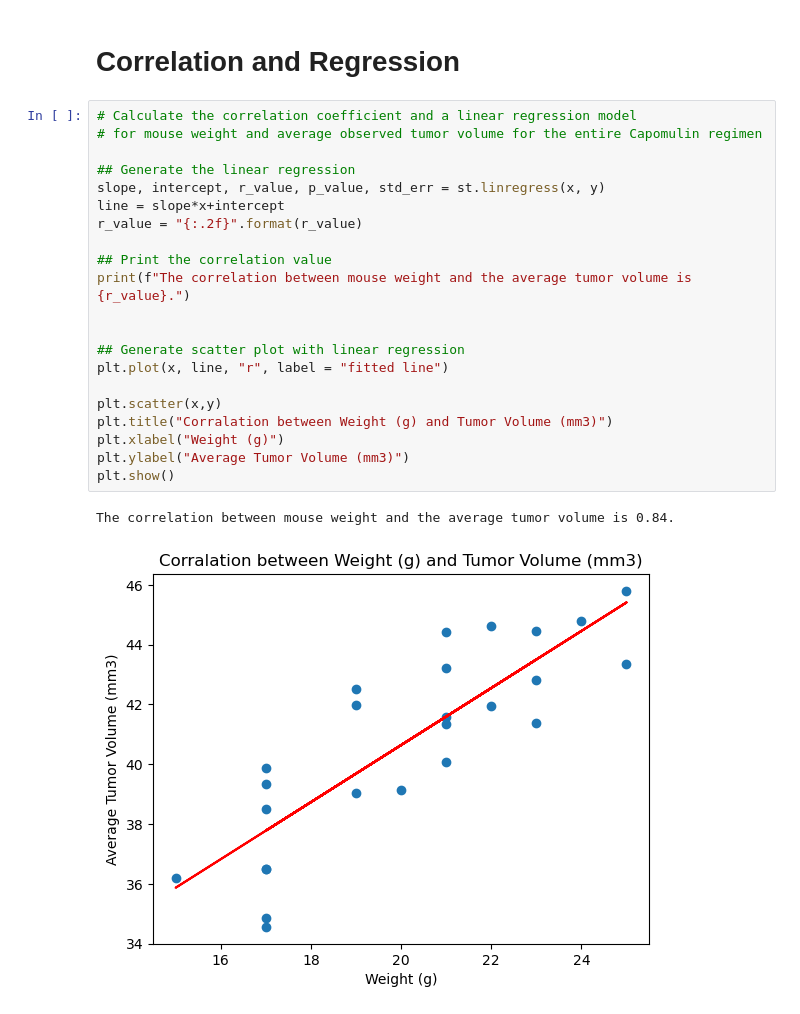
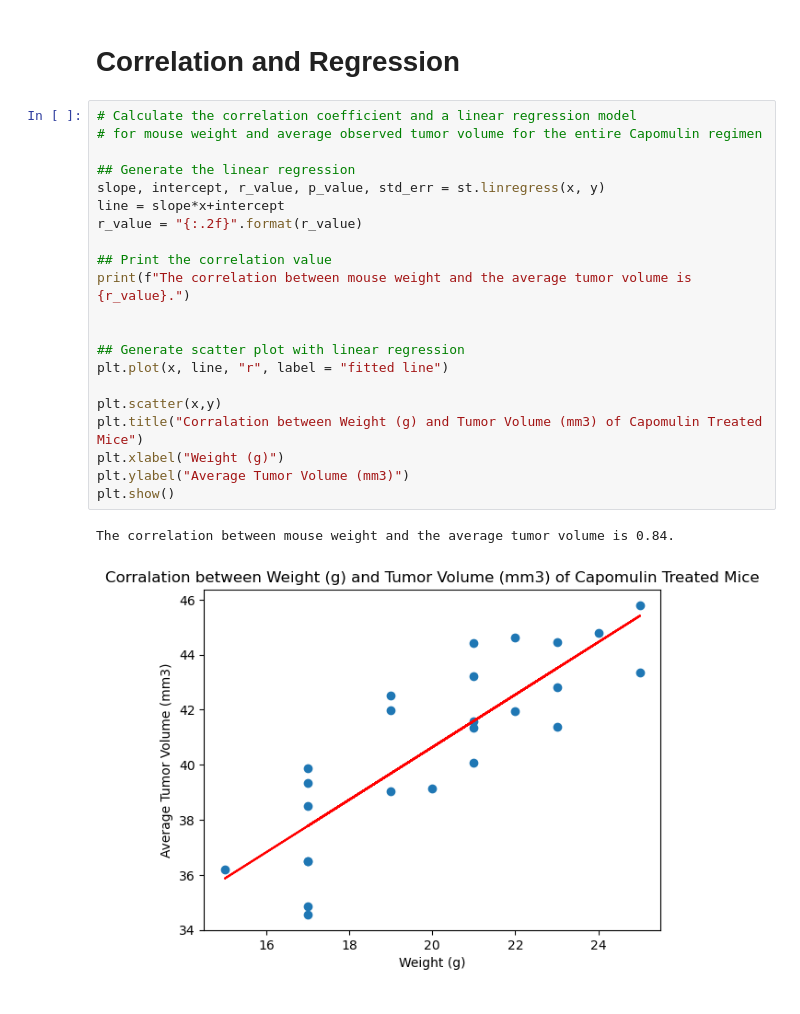
Before and after one commit to RicardoLunaS/Data_visualization, a Jupyter notebook: pymaceuticals.ipynb, the cells around one changed output. Drawn from its saved outputs; the diff is of its cells as text.

```diff
--- a/pymaceuticals.ipynb
+++ b/pymaceuticals.ipynb
@@ -395,24 +396,24 @@ plt.show()
 # %%
 # Calculate the correlation coefficient and a linear regression model
 # for mouse weight and average observed tumor volume for the entire Capomulin regimen
 
 ## Generate the linear regression
 slope, intercept, r_value, p_value, std_err = st.linregress(x, y)
 line = slope*x+intercept
 r_value = "{:.2f}".format(r_value)
 
 ## Print the correlation value
 print(f"The correlation between mouse weight and the average tumor volume is {r_value}.")
 
 
 ## Generate scatter plot with linear regression
 plt.plot(x, line, "r", label = "fitted line")
 
 plt.scatter(x,y)
-plt.title("Corralation between Weight (g) and Tumor Volume (mm3)")
+plt.title("Corralation between Weight (g) and Tumor Volume (mm3) of Capomulin Treated Mice")
 plt.xlabel("Weight (g)")
 plt.ylabel("Average Tumor Volume (mm3)")
 plt.show()
 # %% [output]
 The correlation between mouse weight and the average tumor volume is 0.84.
-[figure, old version]
+[figure, new version]
```
Also changed, not shown: parts of 1 cell of this notebook.
